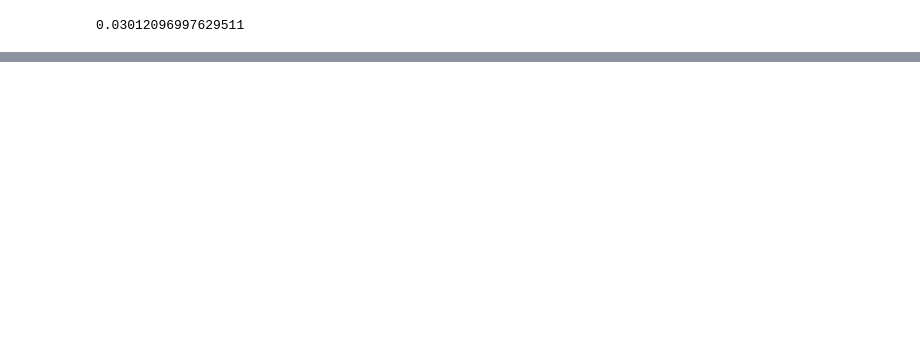
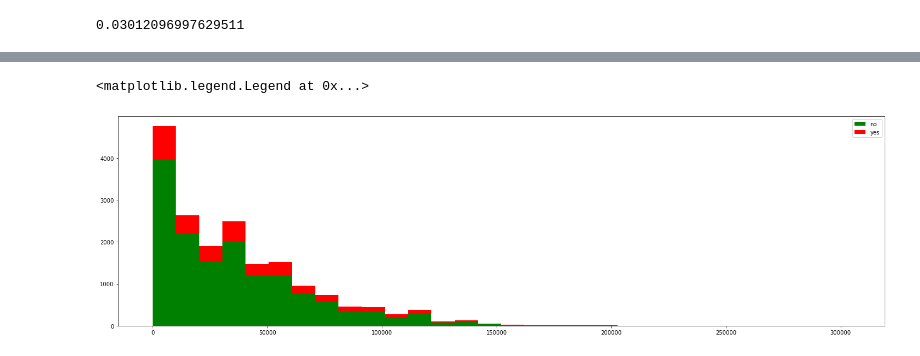
Before and after one commit to param-kothari/Amex-AnalyseThis2020, a Jupyter notebook: dataClean_dataAnal.ipynb, the cells around one changed output, grey strips where cells are left out. Drawn from its saved outputs; the diff is of its cells as text; code cells hidden in the pictures; blank space fills up the shorter version.

```diff
--- a/dataClean_dataAnal.ipynb
+++ b/dataClean_dataAnal.ipynb
@@ -187,0 +194,8 @@ plt.plot(data['cdss_most_rcnt_prob'], data['profitable_flag'], 'ro') #
+# %%
+#profitable flag vs total credit limits of all cards of the customer
+figure = plt.figure(figsize=(25, 7))
+plt.hist([data[data['profitable_flag'] == 0]['sum_total_line_amt'], data[data['profitable_flag'] == 1]['sum_total_line_amt']], stacked=True, color = ['g', 'r'], bins = 30, label = ['no', 'yes'])
+plt.legend()
+# %% [output]
+<matplotlib.legend.Legend at 0x...>
+[figure, added]
```
Also changed, not shown: parts of 14 cells of this notebook.
